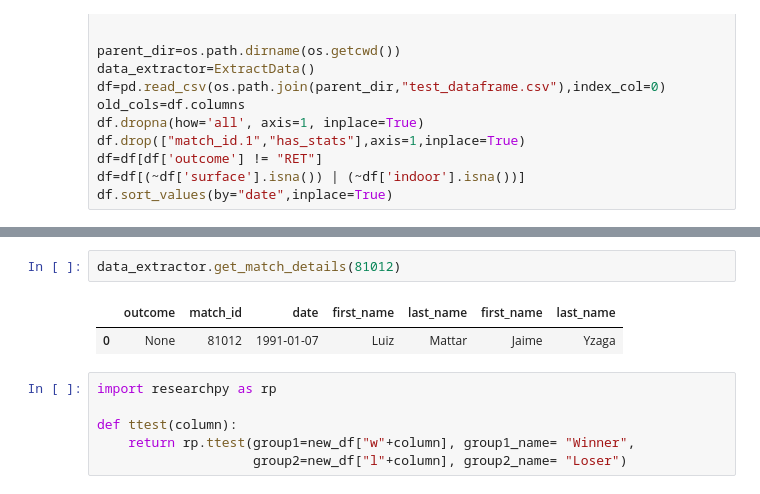
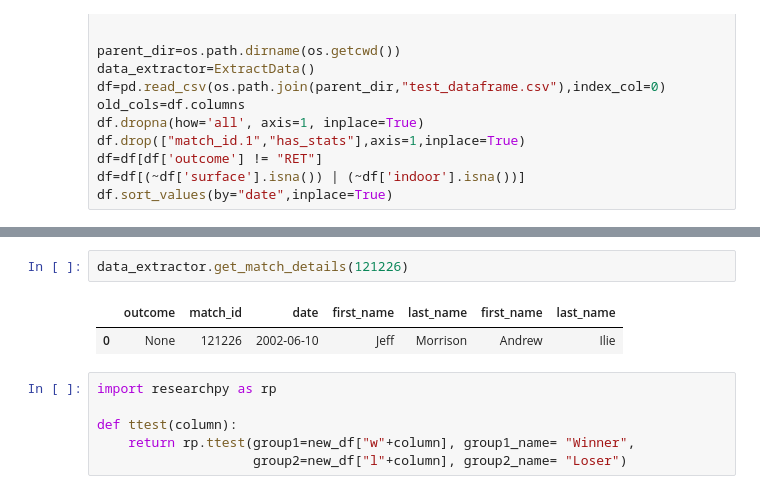
Before and after one commit to Bentgm17/TennisML, a Jupyter notebook: data_extraction/feature_tuning.ipynb, the cells around one changed output, grey strips where cells are left out. Saved outputs shown, nothing was run; the diff lists cells and outputs as text.

```diff
--- a/data_extraction/feature_tuning.ipynb
+++ b/data_extraction/feature_tuning.ipynb
@@ -94,8 +124,8 @@ new_df.boxplot(['w_sv_w','l_sv_w'])
 # %%
-data_extractor.get_match_details(81012)
+data_extractor.get_match_details(121226)
 # %% [output]
 |  | outcome | match_id | date | first_name | last_name | first_name | last_name |
-| 0 | None | 81012 | 1991-01-07 | Luiz | Mattar | Jaime | Yzaga |
+| 0 | None | 121226 | 2002-06-10 | Jeff | Morrison | Andrew | Ilie |
 # %%
 import researchpy as rp
 
```
Also changed, not shown: parts of 6 cells of this notebook, 10 other files.
